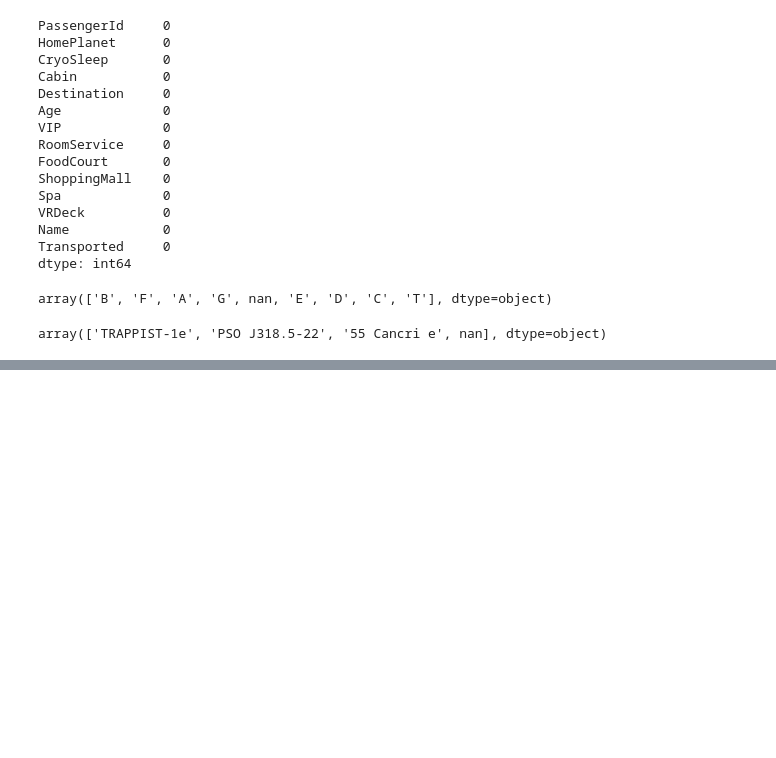
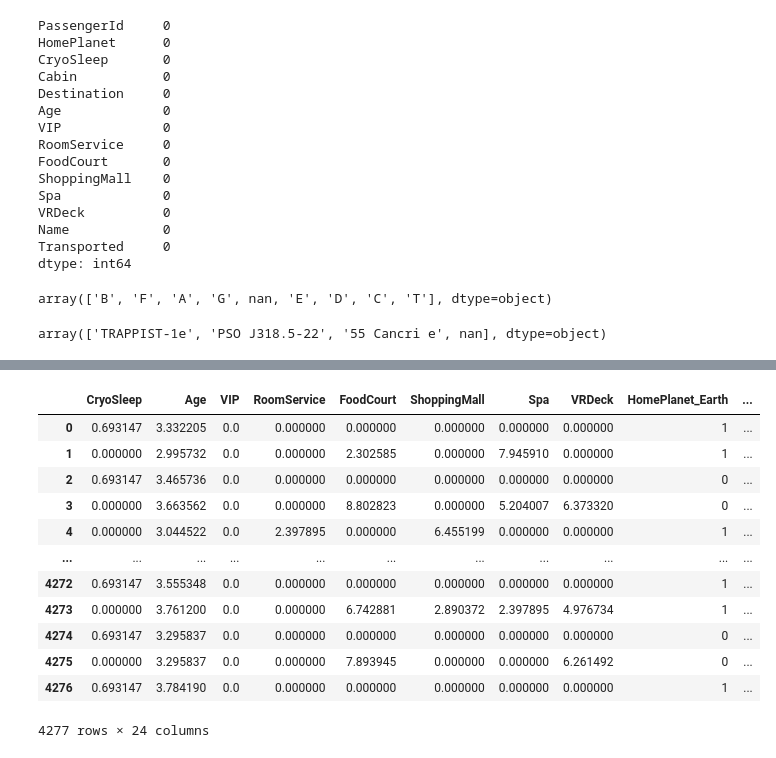
Before and after one commit to NLTuan/kagglecomps, a Jupyter notebook: spaceship-titanic.ipynb, the cells around one changed output, grey strips where cells are left out. Cells and saved outputs as stored; diff of their text form; code cells hidden in the pictures; blank space fills up the shorter version.

```diff
--- a/spaceship-titanic.ipynb
+++ b/spaceship-titanic.ipynb
@@ -80,9 +80,12 @@ array(['TRAPPIST-1e', 'PSO J318.5-22', '55 Cancri e', nan], dtype=object)
 def clean_df(df, fillmode='median'):
     df = df.drop(['PassengerId', 'Name'], axis = 1)
 
-    df['Cabin'] = df['Cabin'].str[0]
+    df['Cabin_first']= df['Cabin'].str[0]
+    df['Cabin_last'] = df['Cabin'].str[-1]
 
-    df = pd.get_dummies(df, columns=cats)
+    catskeep = [item for item in cats if item != "Cabin"]
+    df = df.drop("Cabin", axis=1)
+    df = pd.get_dummies(df, columns=catskeep + ['Cabin_first', 'Cabin_last'])
 
     fill_method = getattr(df, fillmode)
     if fillmode == 'mode':
@@ -93,7 +96,6 @@ def clean_df(df, fillmode='median'):
     for cont in conts:
         df[cont] = np.log1p(df[cont].astype(float))
 
-
     return df
 # %%
 clean_df(dftraining).astype(float).head()
@@ -329,3 +335,19 @@ dfsubmit
 4277 rows × 2 columns
 # %%
 dfsubmit.to_csv("spaceship_submit.csv", index=False)
+# %%
+dstest.clean_ds
+# %% [output]
+|  | CryoSleep | Age | VIP | RoomService | FoodCourt | ShoppingMall | Spa | VRDeck | HomePlanet_Earth | ... |
+| 0 | 0.693147 | 3.332205 | 0.0 | 0.000000 | 0.000000 | 0.000000 | 0.000000 | 0.000000 | 1 | ... |
+| 1 | 0.000000 | 2.995732 | 0.0 | 0.000000 | 2.302585 | 0.000000 | 7.945910 | 0.000000 | 1 | ... |
+| 2 | 0.693147 | 3.465736 | 0.0 | 0.000000 | 0.000000 | 0.000000 | 0.000000 | 0.000000 | 0 | ... |
+| 3 | 0.000000 | 3.663562 | 0.0 | 0.000000 | 8.802823 | 0.000000 | 5.204007 | 6.373320 | 0 | ... |
+| 4 | 0.000000 | 3.044522 | 0.0 | 2.397895 | 0.000000 | 6.455199 | 0.000000 | 0.000000 | 1 | ... |
+| ... | ... | ... | ... | ... | ... | ... | ... | ... | ... | ... |
+| 4272 | 0.693147 | 3.555348 | 0.0 | 0.000000 | 0.000000 | 0.000000 | 0.000000 | 0.000000 | 1 | ... |
+| 4273 | 0.000000 | 3.761200 | 0.0 | 0.000000 | 6.742881 | 2.890372 | 2.397895 | 4.976734 | 1 | ... |
+| 4274 | 0.693147 | 3.295837 | 0.0 | 0.000000 | 0.000000 | 0.000000 | 0.000000 | 0.000000 | 0 | ... |
+| 4275 | 0.000000 | 3.295837 | 0.0 | 0.000000 | 7.893945 | 0.000000 | 0.000000 | 6.261492 | 0 | ... |
+| 4276 | 0.693147 | 3.784190 | 0.0 | 0.000000 | 0.000000 | 0.000000 | 0.000000 | 0.000000 | 1 | ... |
+4277 rows × 24 columns
```
Also changed, not shown: parts of 13 cells of this notebook, 1 other file.
